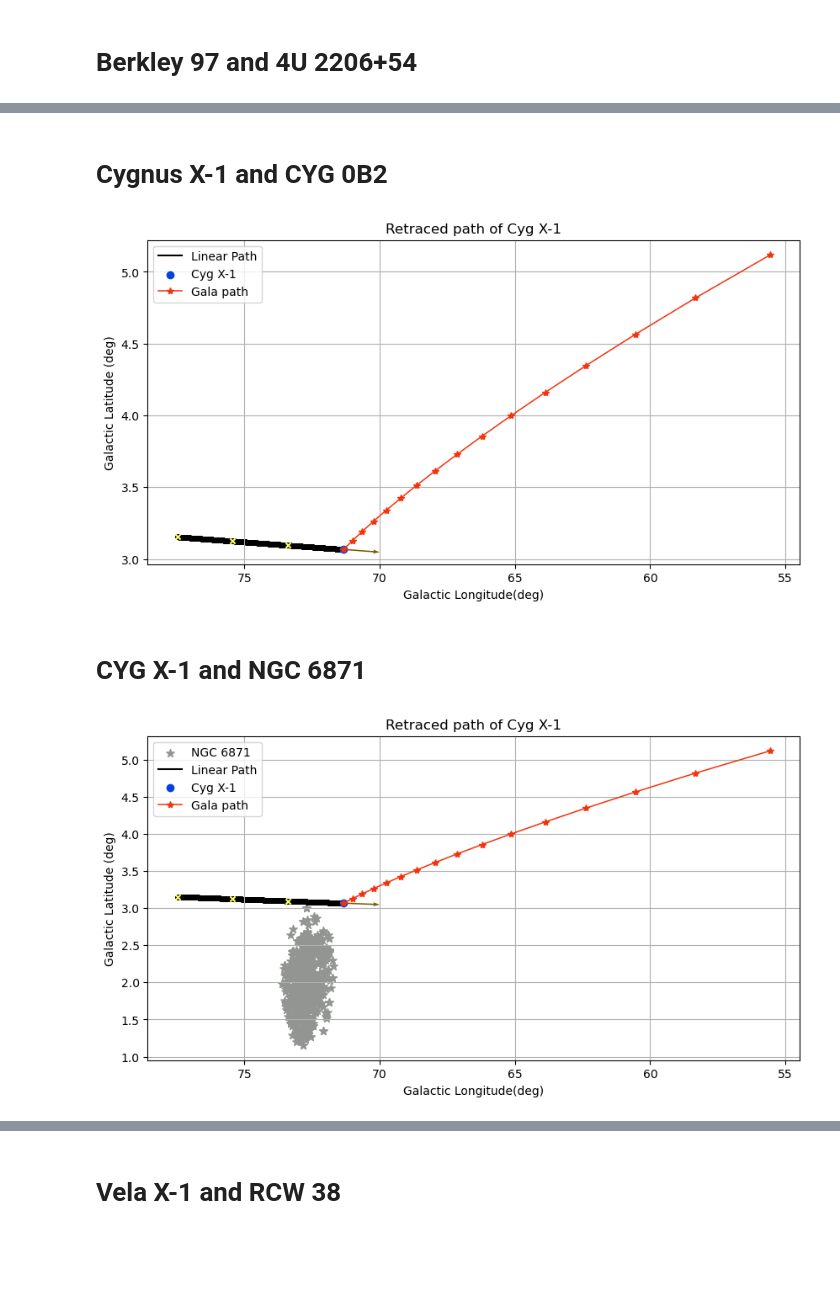
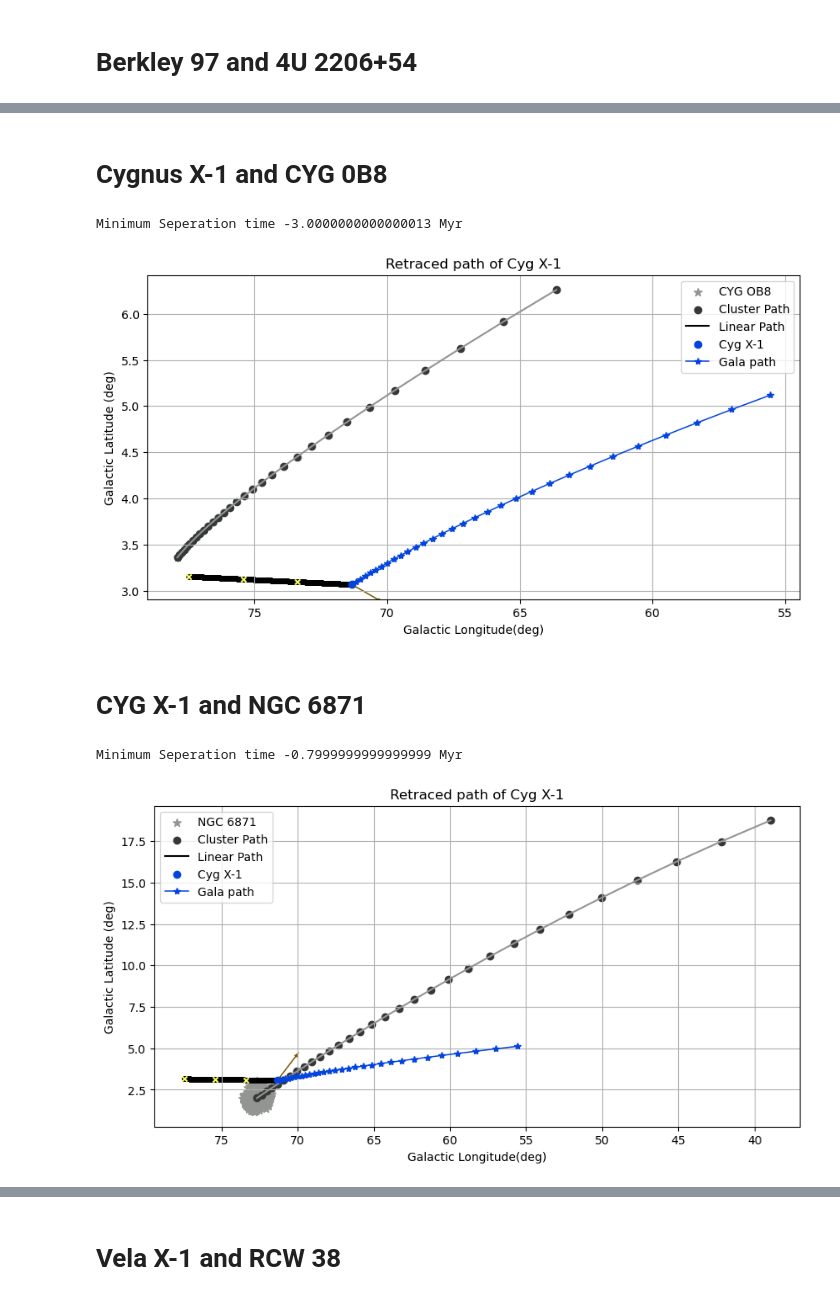
Before and after one commit to MantisShrimp2/Thesis-HMXB, a Jupyter notebook: Code/HMXB_TraceBack.ipynb, the cells around one changed output, grey strips where cells are left out. Cells and saved outputs as stored; diff of their text form; code cells hidden in the pictures; blank space fills up the shorter version.

```diff
--- a/Code/HMXB_TraceBack.ipynb
+++ b/Code/HMXB_TraceBack.ipynb
@@ -19,6 +19,7 @@ from astropy.io.votable import parse
 from Galactic_traceback import GalacticTraceback
 # %%
 today = datetime.now().strftime("%Y%m%d")
+int_time = -3.0 #integration time
 # %% [markdown]
 # Colors
 # %%
@@ -321,5 +402,5 @@ GalacticTraceback(FU220654).plot_with_cluster(clustername='Berkley 97',clusterta
 # %% [markdown]
-# Cygnus X-1 and CYG 0B2
+# Cygnus X-1 and CYG 0B8
 # %%
 CYGX1 = HMXB_trace[HMXB_trace['Name'] == 'Cyg X-1']
 
@@ -329,14 +414,23 @@ CYGOB2 = make_sky_simple(CYGOB2)
 # %%
 CYGX1['RV'] = -7.0 * u.km/u.s
 # %%
-GalacticTraceback(CYGX1).plot_with_cluster(clustername='CYG OB2',clustertable=None,savefig=True)
+GalacticTraceback(CYGX1,int_time=int_time).plot_with_cluster(clustername='CYG OB8',cluster_params=cygob8_params, clustertable=CYGOB8,savefig=True)
 # %% [output]
+Minimum Seperation time -3.0000000000000013 Myr
-[figure, old version]
+[figure, new version]
 # %% [markdown]
 # CYG X-1 and NGC 6871
 # %%
 Ngc6871 = make_sky_simple(ascii.read(csv_files+'Ngc6871.ecsv',format='ecsv'))
+Ngc6871_icrs = Table([[1/0.514]*u.kpc, [20.06]*u.deg,[+35.45]*u.deg, [-3.129]*u.mas/u.yr,[-6.437]*u.mas/u.yr,[-10.5]*u.km/u.s],
+                       names=["distance_bj", "ra", "dec", "pmra", "pmdec", "RV"])
 
-GalacticTraceback(CYGX1).plot_with_cluster(clustername='NGC 6871',clustertable=Ngc6871,savefig=True)
+Ngc6871_gal = pipeline(table_name='Ngc6871_gal',fmt='ecsv').transform_pm(Ngc6871_icrs)
+
+
+ngc_6871_params  =  Table([[1/0.514]*u.kpc, [Ngc6871['l'].mean()]*u.deg,[Ngc6871['b'].mean() ]*u.deg, Ngc6871_gal['pm_l_poleski'] ,Ngc6871_gal['pm_b_poleski'],[-10.5]*u.km/u.s],
+                       names=["distance_bj", "l", "b", "pm_l_poleski", "pm_b_poleski", "RV"])
+GalacticTraceback(CYGX1,int_time=int_time).plot_with_cluster(clustername='NGC 6871',cluster_params=ngc_6871_params, clustertable=Ngc6871,savefig=True)
 # %% [output]
+Minimum Seperation time -0.7999999999999999 Myr
-[figure, old version]
+[figure, new version]
```
Also changed, not shown: parts of 28 cells of this notebook.
